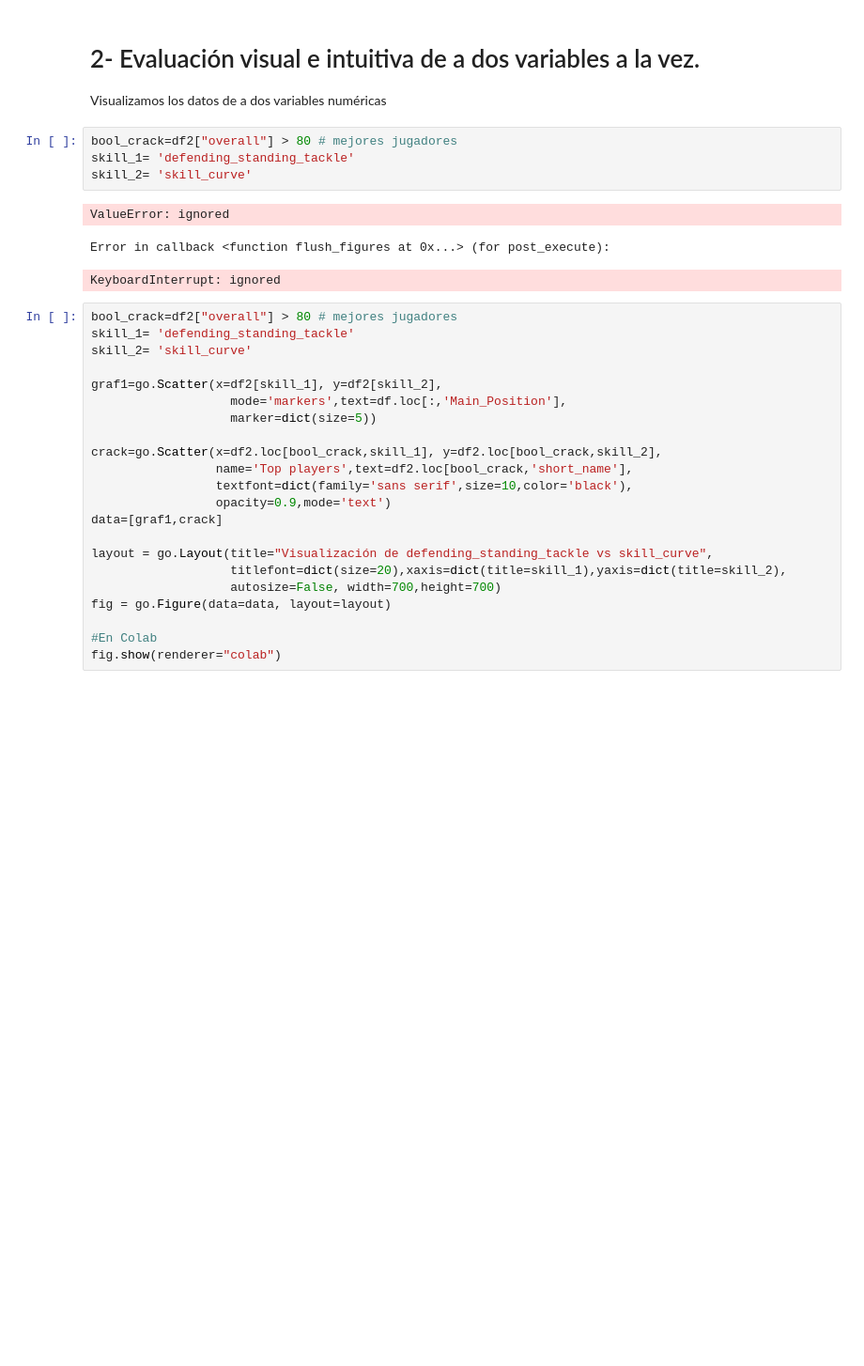
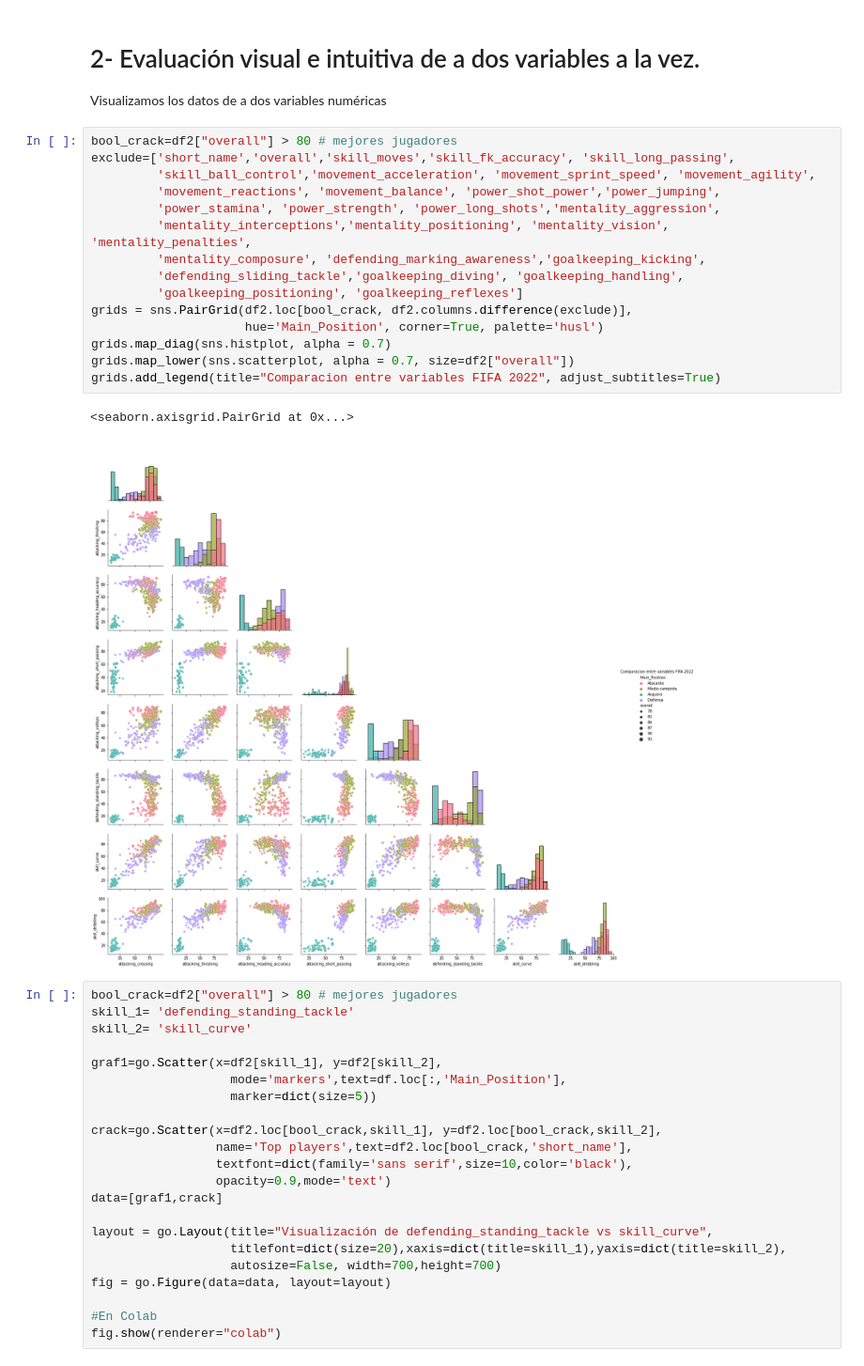
Before and after one commit to Grupo242022/AN_Supervisado_2022, a Jupyter notebook: Práctico_NoSupervisado_fifa2022_G24.ipynb, the cells around one changed output. Shown at 94% size. Saved outputs shown, nothing was run; the diff lists cells and outputs as text; blank space fills up the shorter version.

```diff
--- a/Práctico_NoSupervisado_fifa2022_G24.ipynb
+++ b/Práctico_NoSupervisado_fifa2022_G24.ipynb
@@ -269,14 +269,24 @@ plt.show()
 # 2- Evaluación visual e intuitiva de a dos variables a la vez.
 
 Visualizamos los datos de a dos variables numéricas
-# %%
-bool_crack=df2["overall"] > 80 # mejores jugadores
-skill_1= 'defending_standing_tackle'
-skill_2= 'skill_curve'
-# %% [output]
-ValueError: ignored
-Error in callback <function flush_figures at 0x...> (for post_execute):
-KeyboardInterrupt: ignored
+# %%
+bool_crack=df2["overall"] > 80 # mejores jugadores
+exclude=['short_name','overall','skill_moves','skill_fk_accuracy', 'skill_long_passing',
+         'skill_ball_control','movement_acceleration', 'movement_sprint_speed', 'movement_agility',
+         'movement_reactions', 'movement_balance', 'power_shot_power','power_jumping',
+         'power_stamina', 'power_strength', 'power_long_shots','mentality_aggression',
+         'mentality_interceptions','mentality_positioning', 'mentality_vision', 'mentality_penalties',
+         'mentality_composure', 'defending_marking_awareness','goalkeeping_kicking',
+         'defending_sliding_tackle','goalkeeping_diving', 'goalkeeping_handling',
+         'goalkeeping_positioning', 'goalkeeping_reflexes']
+grids = sns.PairGrid(df2.loc[bool_crack, df2.columns.difference(exclude)],
+                     hue='Main_Position', corner=True, palette='husl')
+grids.map_diag(sns.histplot, alpha = 0.7)
+grids.map_lower(sns.scatterplot, alpha = 0.7, size=df2["overall"])
+grids.add_legend(title="Comparacion entre variables FIFA 2022", adjust_subtitles=True)
+# %% [output]
+<seaborn.axisgrid.PairGrid at 0x...>
+[figure, added]
 # %%
 bool_crack=df2["overall"] > 80 # mejores jugadores
 skill_1= 'defending_standing_tackle'
```
Also changed, not shown: parts of 20 cells of this notebook.
